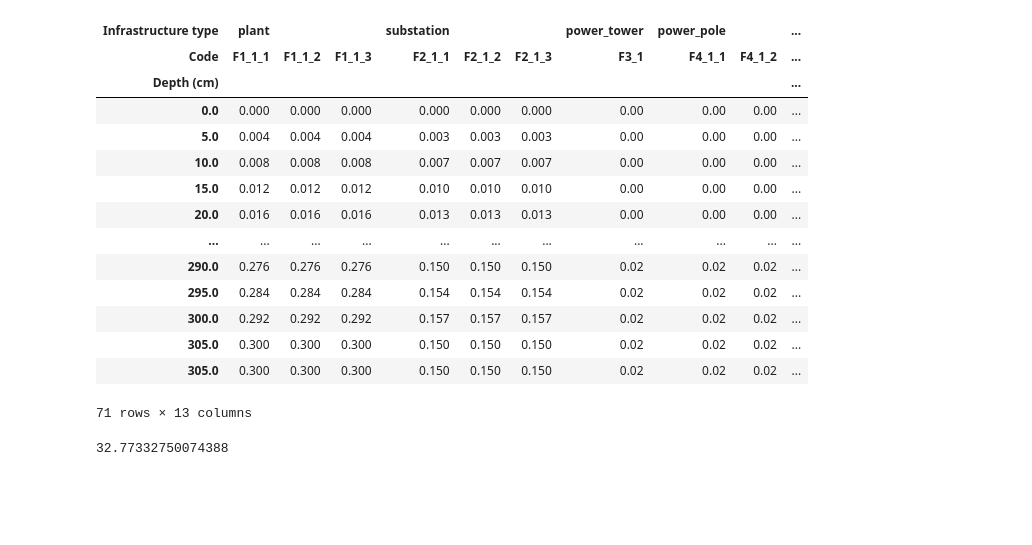
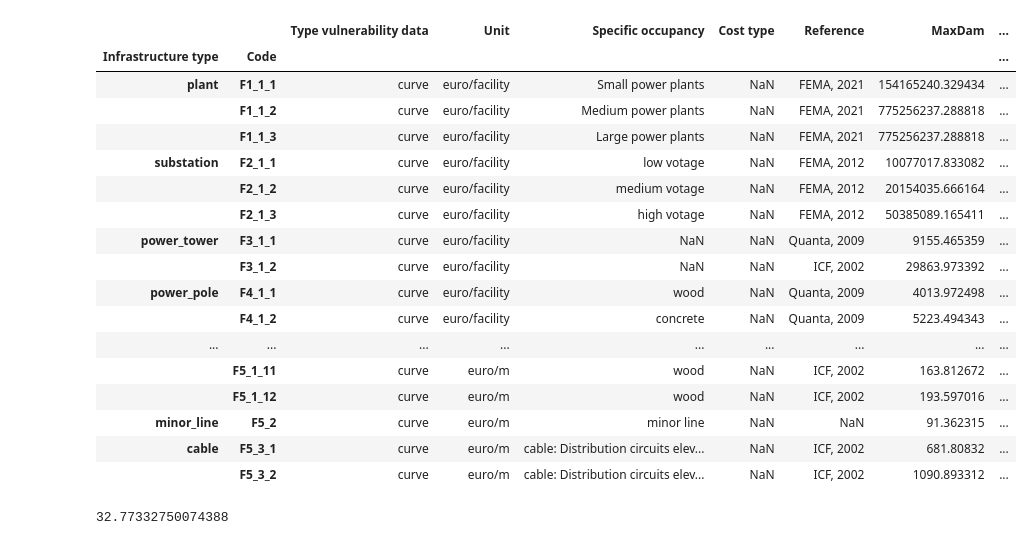
Before and after one commit to Mengqi-Ye/pg_risk_analysis, a Jupyter notebook: notebooks/Example_run.ipynb, the cells around one changed output. Drawn from its saved outputs; the diff is of its cells as text; code cells hidden in the pictures; blank space fills up the shorter version.

```diff
--- a/notebooks/Example_run.ipynb
+++ b/notebooks/Example_run.ipynb
@@ -505,21 +504,25 @@ def get_damage_per_asset_per_rp(asset,df_ds,assets,curves,maxdam,return_period,c
 # %%
-load_curves_maxdam(vul_curve_path,'fl')[0]
+maxdam_old = load_curves_maxdam(vul_curve_path,'fl')[1]
+maxdam_old
 # %% [output]
-| Infrastructure type | plant |  |  | substation |  |  | power_tower | power_pole |  | ... |
-| Code | F1_1_1 | F1_1_2 | F1_1_3 | F2_1_1 | F2_1_2 | F2_1_3 | F3_1 | F4_1_1 | F4_1_2 | ... |
-| Depth (cm) |  |  |  |  |  |  |  |  |  | ... |
-| 0.0 | 0.000 | 0.000 | 0.000 | 0.000 | 0.000 | 0.000 | 0.00 | 0.00 | 0.00 | ... |
-| 5.0 | 0.004 | 0.004 | 0.004 | 0.003 | 0.003 | 0.003 | 0.00 | 0.00 | 0.00 | ... |
-| 10.0 | 0.008 | 0.008 | 0.008 | 0.007 | 0.007 | 0.007 | 0.00 | 0.00 | 0.00 | ... |
-| 15.0 | 0.012 | 0.012 | 0.012 | 0.010 | 0.010 | 0.010 | 0.00 | 0.00 | 0.00 | ... |
-| 20.0 | 0.016 | 0.016 | 0.016 | 0.013 | 0.013 | 0.013 | 0.00 | 0.00 | 0.00 | ... |
-| ... | ... | ... | ... | ... | ... | ... | ... | ... | ... | ... |
-| 290.0 | 0.276 | 0.276 | 0.276 | 0.150 | 0.150 | 0.150 | 0.02 | 0.02 | 0.02 | ... |
-| 295.0 | 0.284 | 0.284 | 0.284 | 0.154 | 0.154 | 0.154 | 0.02 | 0.02 | 0.02 | ... |
-| 300.0 | 0.292 | 0.292 | 0.292 | 0.157 | 0.157 | 0.157 | 0.02 | 0.02 | 0.02 | ... |
-| 305.0 | 0.300 | 0.300 | 0.300 | 0.150 | 0.150 | 0.150 | 0.02 | 0.02 | 0.02 | ... |
-| 305.0 | 0.300 | 0.300 | 0.300 | 0.150 | 0.150 | 0.150 | 0.02 | 0.02 | 0.02 | ... |
+|  |  | Type vulnerability data | Unit | Specific occupancy | Cost type | Reference | MaxDam | ... |
+| Infrastructure type | Code |  |  |  |  |  |  | ... |
+| plant | F1_1_1 | curve | euro/facility | Small power plants | NaN | FEMA, 2021 | 154165240.329434 | ... |
+|  | F1_1_2 | curve | euro/facility | Medium power plants | NaN | FEMA, 2021 | 775256237.288818 | ... |
+|  | F1_1_3 | curve | euro/facility | Large power plants | NaN | FEMA, 2021 | 775256237.288818 | ... |
+| substation | F2_1_1 | curve | euro/facility | low votage | NaN | FEMA, 2012 | 10077017.833082 | ... |
+|  | F2_1_2 | curve | euro/facility | medium votage | NaN | FEMA, 2012 | 20154035.666164 | ... |
+|  | F2_1_3 | curve | euro/facility | high votage | NaN | FEMA, 2012 | 50385089.165411 | ... |
+| power_tower | F3_1_1 | curve | euro/facility | NaN | NaN | Quanta, 2009 | 9155.465359 | ... |
+|  | F3_1_2 | curve | euro/facility | NaN | NaN | ICF, 2002 | 29863.973392 | ... |
+| power_pole | F4_1_1 | curve | euro/facility | wood | NaN | Quanta, 2009 | 4013.972498 | ... |
+|  | F4_1_2 | curve | euro/facility | concrete | NaN | Quanta, 2009 | 5223.494343 | ... |
+| ... | ... | ... | ... | ... | ... | ... | ... | ... |
+|  | F5_1_11 | curve | euro/m | wood | NaN | ICF, 2002 | 163.812672 | ... |
+|  | F5_1_12 | curve | euro/m | wood | NaN | ICF, 2002 | 193.597016 | ... |
+| minor_line | F5_2 | curve | euro/m | minor line | NaN | NaN | 91.362315 | ... |
+| cable | F5_3_1 | curve | euro/m | cable: Distribution circuits elev... | NaN | ICF, 2002 | 681.80832 | ... |
+|  | F5_3_2 | curve | euro/m | cable: Distribution circuits elev... | NaN | ICF, 2002 | 1090.893312 | ... |
-71 rows × 13 columns
 # %%
 def load_storm_data(climate_model,basin,bbox):
     """
```
Also changed, not shown: parts of 20 cells of this notebook, 10 other files.
